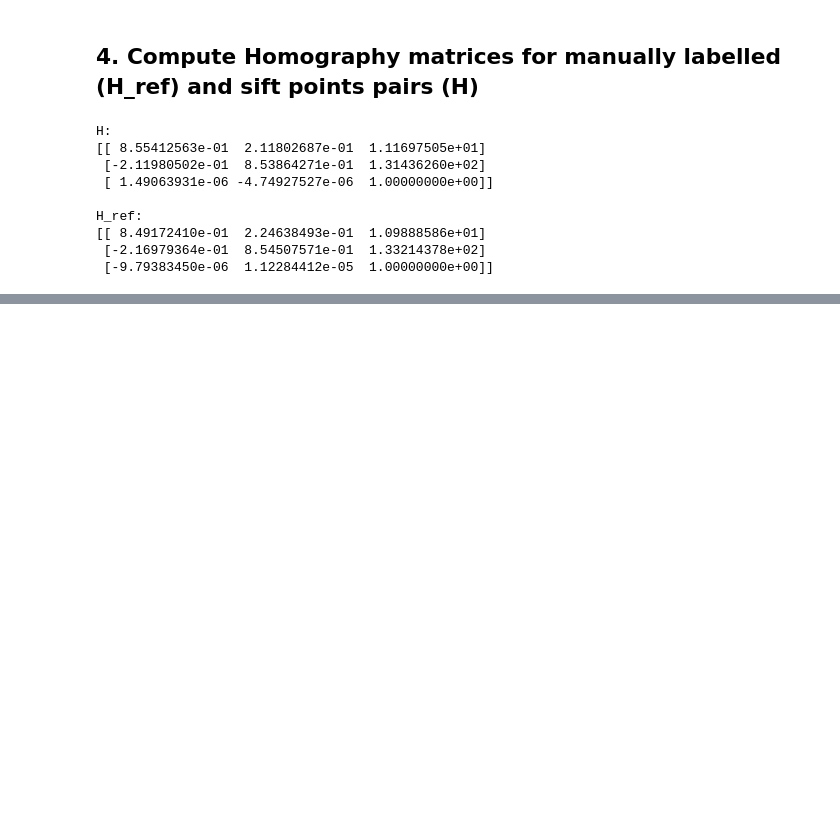
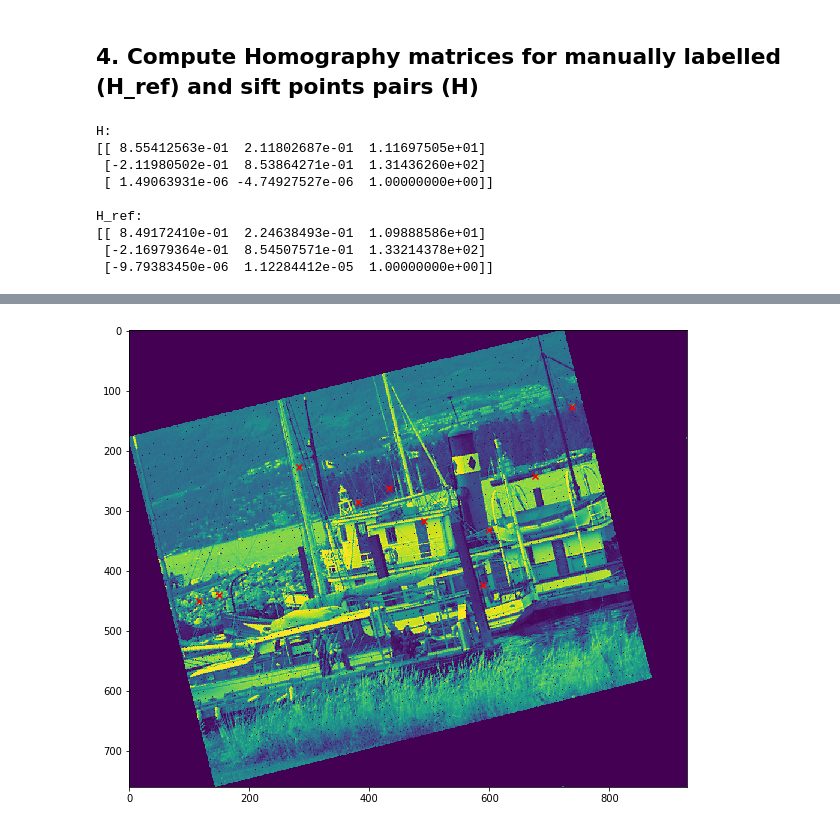
Before and after one commit to guigzzz/MLCV2, a Jupyter notebook: Homography_experiments.ipynb, the cells around one changed output, grey strips where cells are left out. Cells and saved outputs as stored; diff of their text form; code cells hidden in the pictures; blank space fills up the shorter version.

Commit message:
added projection example in homography experiments

```diff
--- a/Homography_experiments.ipynb
+++ b/Homography_experiments.ipynb
@@ -158,3 +160,27 @@ plt.show()
+# %%
+im = ann.images[0]
+height = im.shape[0]
+width = im.shape[1]
+
+mesh = np.meshgrid(np.arange(width), np.arange(height))
+coords = np.concatenate((mesh[0][..., None], mesh[1][..., None], np.ones((*im.shape, 1))), axis=2) # create 2d array of [x y 1] coordinates
+
+projected_coords = coords.dot(H.T) # project coordinate grid onto other image
+projected_coords[:, :, :2] /= projected_coords[:, :, 2:] # divide x and y coords by z coord
+projected_coords = projected_coords.astype(int)
+
+min_x, max_x = np.min(projected_coords[:, :, 0]), np.max(projected_coords[:, :, 0])
+min_y, max_y = np.min(projected_coords[:, :, 1]), np.max(projected_coords[:, :, 1])
+
+box = np.zeros((max_y - min_y, max_x - min_y)) # create placeholder for pixels
+box[projected_coords[:, :, 1] - min_y - 1, projected_coords[:, :, 0] - min_x - 1] = im # set projected coordinates to pixel values of original coordinates
+
+plt.figure(figsize=(10, 10))
+plt.imshow(box)
+plt.scatter(projected_points[:, 0] - min_x - 1, projected_points[:, 1] - min_y - 1, marker='x', c='r')
+plt.show()
+# %% [output]
+[figure, added]
 # %%
 from sklearn.metrics.pairwise import euclidean_distances
 
```
Also changed, not shown: parts of 2 cells of this notebook.
